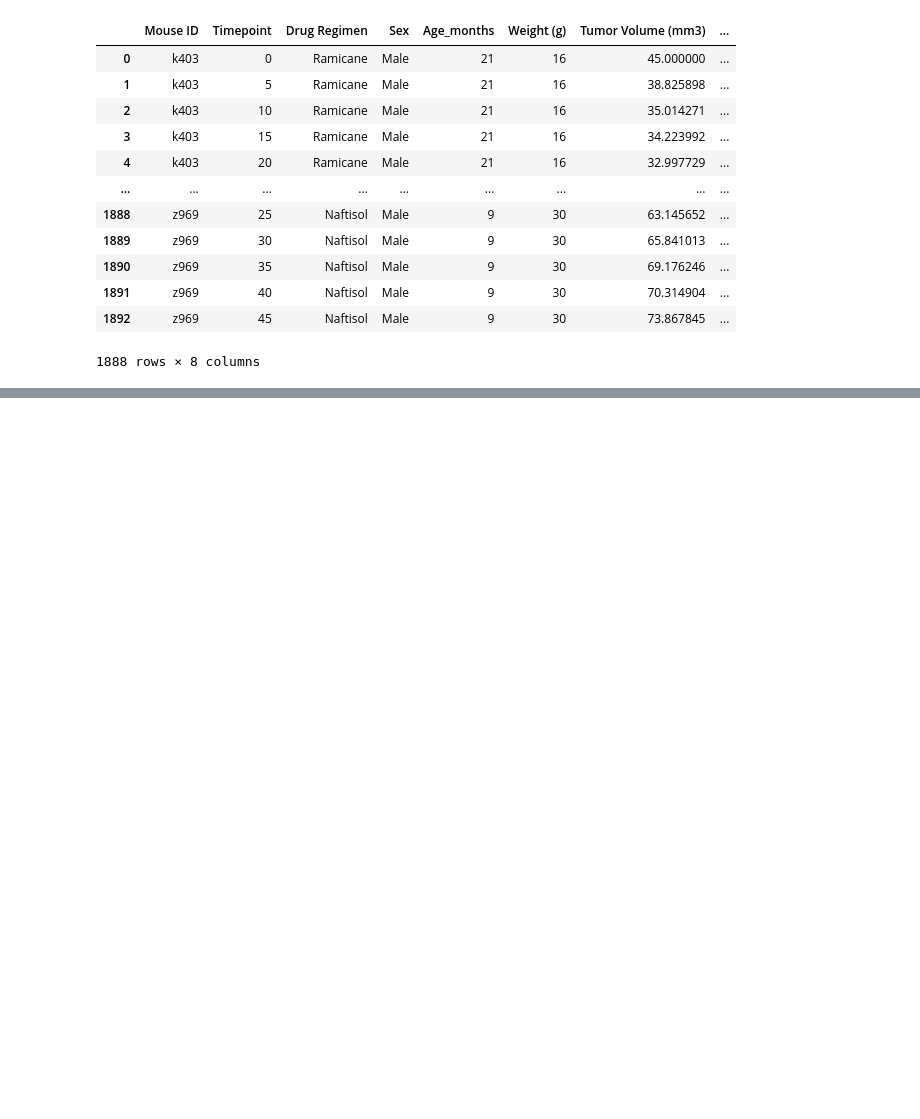
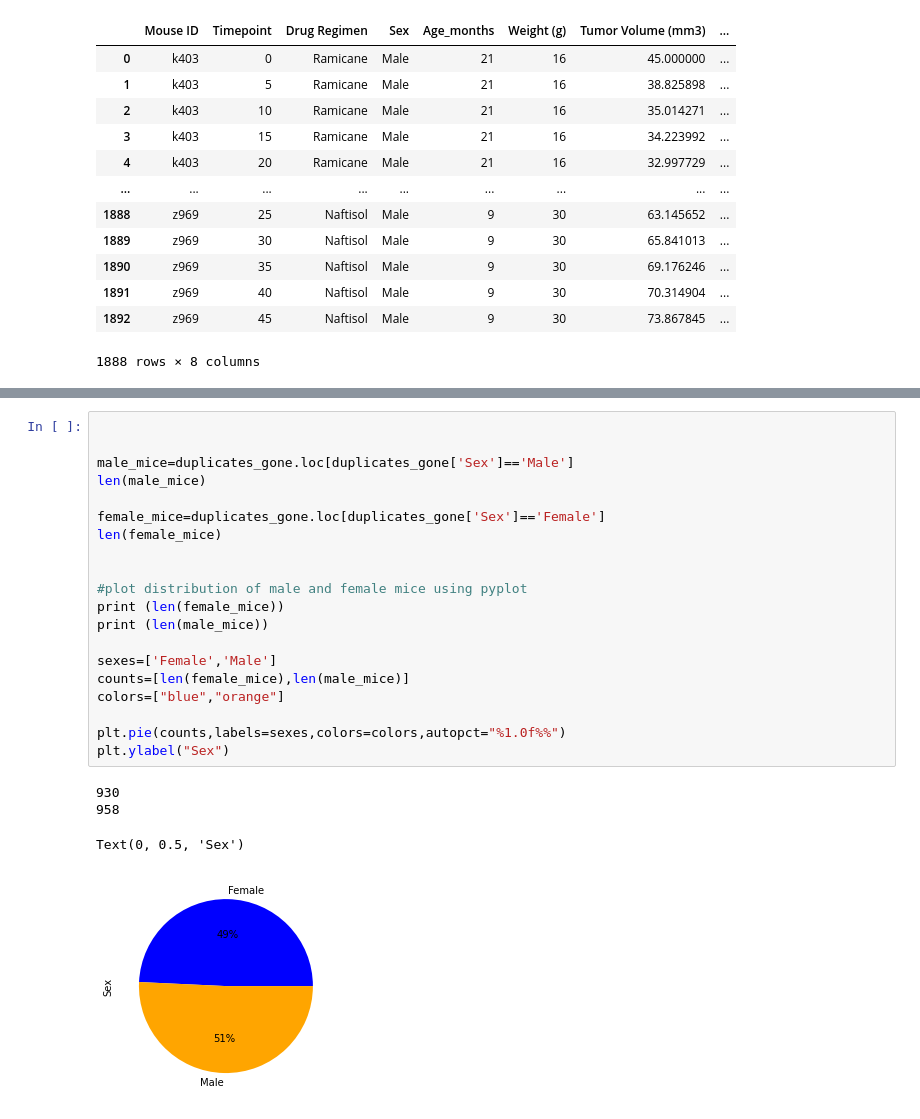
Before and after one commit to dczornyj/Pymaceutical-Drug-Regimen-Results-Mice, a Jupyter notebook: Pymaceuticals/Code for Pymaceuticals.ipynb, the cells around one changed output, grey strips where cells are left out. Saved outputs shown, nothing was run; the diff lists cells and outputs as text; blank space fills up the shorter version.

```diff
--- a/Pymaceuticals/Code for Pymaceuticals.ipynb
+++ b/Pymaceuticals/Code for Pymaceuticals.ipynb
@@ -146,0 +165,25 @@ Name: Tumor Volume (mm3), dtype: float64
+# %%
+
+
+male_mice=duplicates_gone.loc[duplicates_gone['Sex']=='Male']
+len(male_mice)
+
+female_mice=duplicates_gone.loc[duplicates_gone['Sex']=='Female']
+len(female_mice)
+
+
+#plot distribution of male and female mice using pyplot
+print (len(female_mice))
+print (len(male_mice))
+
+sexes=['Female','Male']
+counts=[len(female_mice),len(male_mice)]
+colors=["blue","orange"]
+
+plt.pie(counts,labels=sexes,colors=colors,autopct="%1.0f%%")
+plt.ylabel("Sex")
+# %% [output]
+930
+958
+Text(0, 0.5, 'Sex')
+[figure, added]
```
Also changed, not shown: parts of 7 cells of this notebook.
